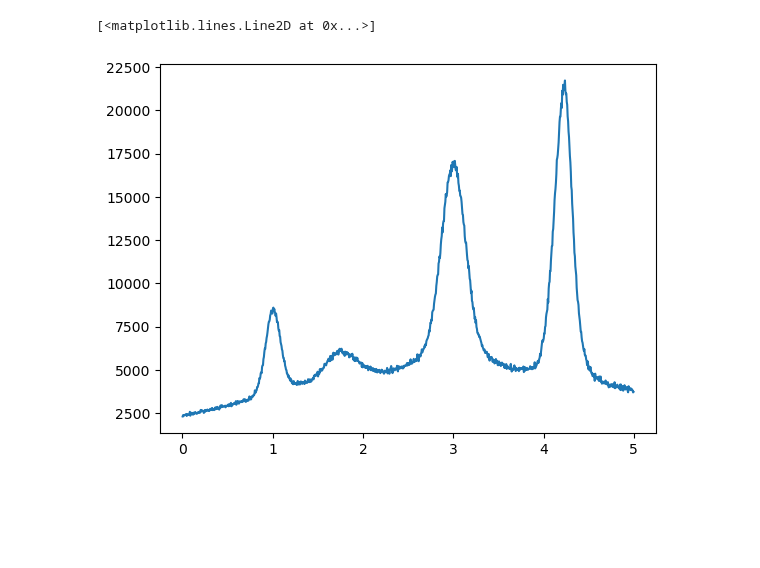
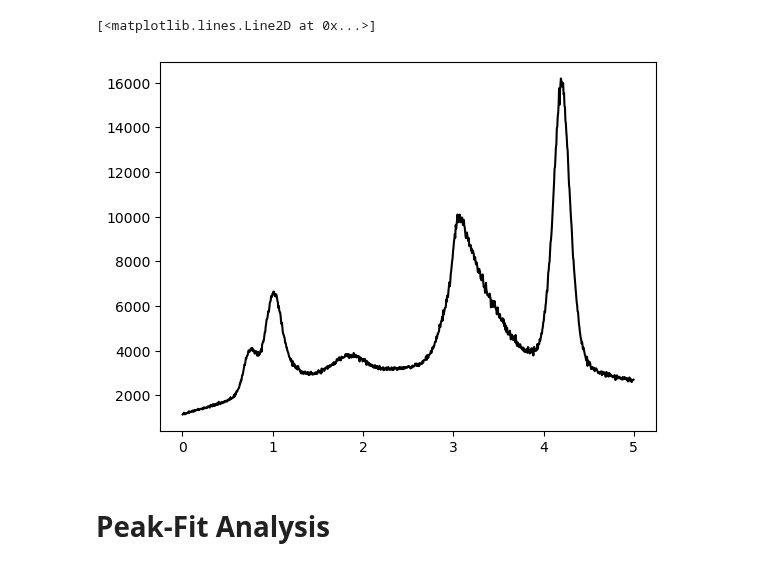
Before and after one commit to kernke/microscopy_data_analysis, a Jupyter notebook: examples/1D_examples/peak_fit.ipynb, the cells around one changed output. Saved outputs shown, nothing was run; the diff lists cells and outputs as text; code cells hidden in the pictures; blank space fills up the shorter version.

Commit message:
example peak fitting added

```diff
--- a/examples/1D_examples/peak_fit.ipynb
+++ b/examples/1D_examples/peak_fit.ipynb
@@ -51,6 +6,10 @@ plt.plot(y)
-# %%
-y=y*np.sqrt(x+2)
-plt.plot(x,y)
-# %% [output]
-[<matplotlib.lines.Line2D at 0x...>]
-[figure, removed]
+# %%
+# get dummy data
+import peak_fit_data_production
+x,y=peak_fit_data_production.run_script()
+plt.plot(x,y,c='k')
+# %% [output]
+[<matplotlib.lines.Line2D at 0x...>]
+[figure, added]
+# %% [markdown]
+# Peak-Fit Analysis
```
Also changed, not shown: parts of 20 cells of this notebook, 12 other files.
